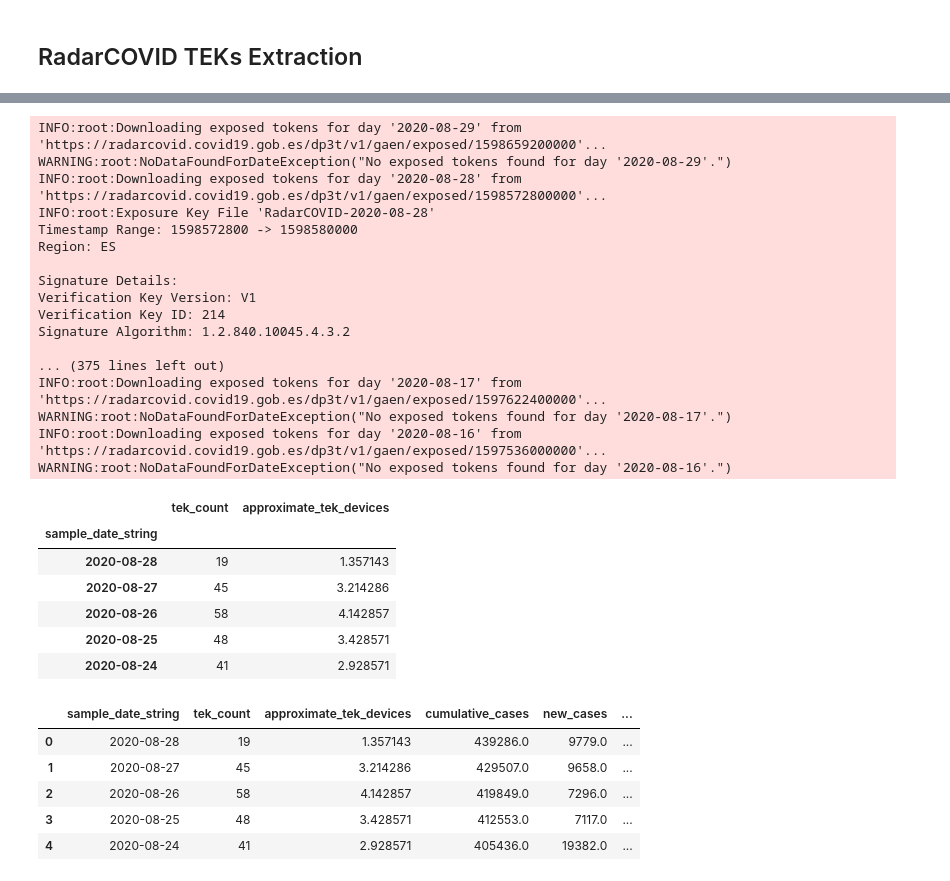
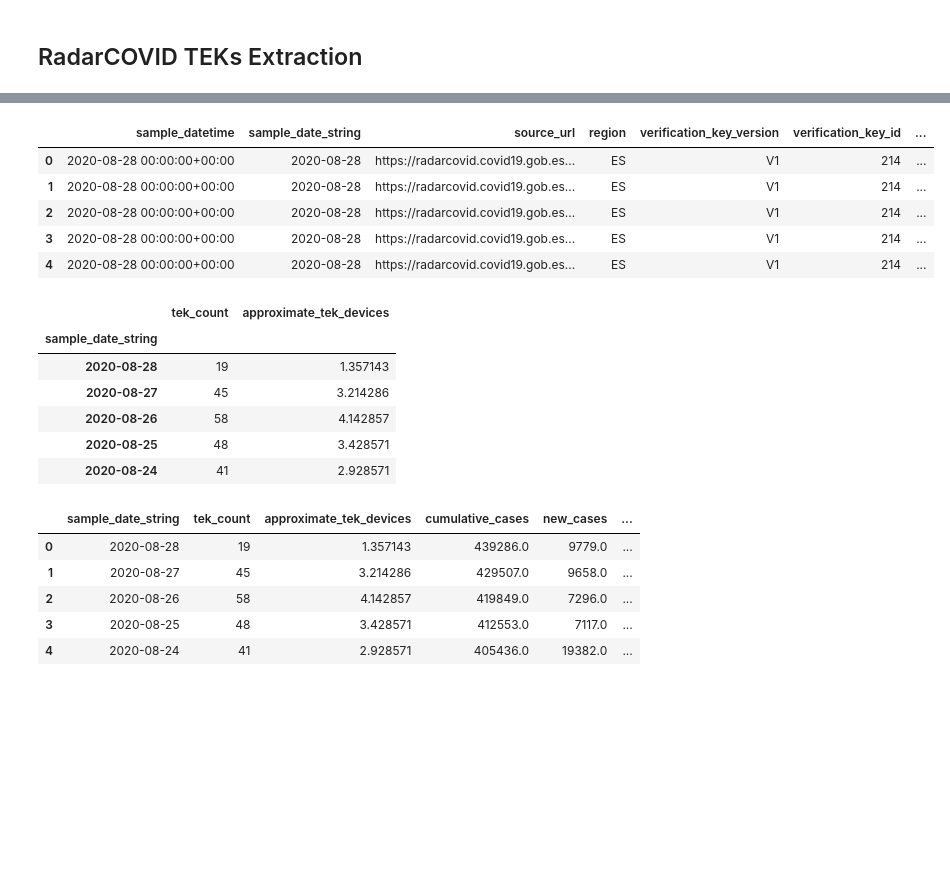
Before and after one commit to luis-sanfelices/RadarCOVID-Report, a Jupyter notebook: RadarCOVID-Report.ipynb, the cells around one changed output, grey strips where cells are left out. Drawn from its saved outputs; the diff is of its cells as text; code cells hidden in the pictures; blank space fills up the shorter version.

Commit message:
[RadarCOVID-Report] Updated notebook

```diff
--- a/RadarCOVID-Report.ipynb
+++ b/RadarCOVID-Report.ipynb
@@ -36,3 +36,9 @@ confirmed_df[["new_cases", "rolling_mean_new_cases"]].plot()
 [figure]
 # %% [markdown]
 ## RadarCOVID TEKs Extraction
+# %%
+import radar_covid_core
+
+exposure_keys_df = radar_covid_core.download_last_radar_covid_exposure_keys()
+exposure_keys_df.head()
+# %% [output]
@@ -39,7 +49,10 @@ confirmed_df[["new_cases", "rolling_mean_new_cases"]].plot()
+|  | sample_datetime | sample_date_string | source_url | region | verification_key_version | verification_key_id | ... |
+| 0 | 2020-08-28 00:00:00+00:00 | 2020-08-28 | https://radarcovid.covid19.gob.es... | ES | V1 | 214 | ... |
+| 1 | 2020-08-28 00:00:00+00:00 | 2020-08-28 | https://radarcovid.covid19.gob.es... | ES | V1 | 214 | ... |
+| 2 | 2020-08-28 00:00:00+00:00 | 2020-08-28 | https://radarcovid.covid19.gob.es... | ES | V1 | 214 | ... |
+| 3 | 2020-08-28 00:00:00+00:00 | 2020-08-28 | https://radarcovid.covid19.gob.es... | ES | V1 | 214 | ... |
+| 4 | 2020-08-28 00:00:00+00:00 | 2020-08-28 | https://radarcovid.covid19.gob.es... | ES | V1 | 214 | ... |
 # %%
-import radar_covid_core
-
-exposure_keys_df = radar_covid_core.download_last_radar_covid_exposure_keys()
 exposure_keys_summary_df = \
     exposure_keys_df.groupby(["sample_date_string"]).key_data.nunique().to_frame()
 exposure_keys_summary_df.sort_index(ascending=False, inplace=True)
@@ -50,23 +63,6 @@ exposure_keys_summary_df["approximate_tek_devices"] = exposure_keys_summary_df.t
 
 exposure_keys_summary_df.head()
 # %% [output]
-INFO:root:Downloading exposed tokens for day '2020-08-29' from 'https://radarcovid.covid19.gob.es/dp3t/v1/gaen/exposed/1598659200000'...
-WARNING:root:NoDataFoundForDateException("No exposed tokens found for day '2020-08-29'.")
-INFO:root:Downloading exposed tokens for day '2020-08-28' from 'https://radarcovid.covid19.gob.es/dp3t/v1/gaen/exposed/1598572800000'...
-INFO:root:Exposure Key File 'RadarCOVID-2020-08-28'
-Timestamp Range: 1598572800 -> 1598580000
-Region: ES
-
-Signature Details:
-Verification Key Version: V1
-Verification Key ID: 214
-Signature Algorithm: 1.2.840.10045.4.3.2
-
-... (375 lines left out)
-INFO:root:Downloading exposed tokens for day '2020-08-17' from 'https://radarcovid.covid19.gob.es/dp3t/v1/gaen/exposed/1597622400000'...
-WARNING:root:NoDataFoundForDateException("No exposed tokens found for day '2020-08-17'.")
-INFO:root:Downloading exposed tokens for day '2020-08-16' from 'https://radarcovid.covid19.gob.es/dp3t/v1/gaen/exposed/1597536000000'...
-WARNING:root:NoDataFoundForDateException("No exposed tokens found for day '2020-08-16'.")
 |  | tek_count | approximate_tek_devices |
 | sample_date_string |  |  |
 | 2020-08-28 | 19 | 1.357143 |
```
Also changed, not shown: parts of 3 cells of this notebook, 1 other file.
